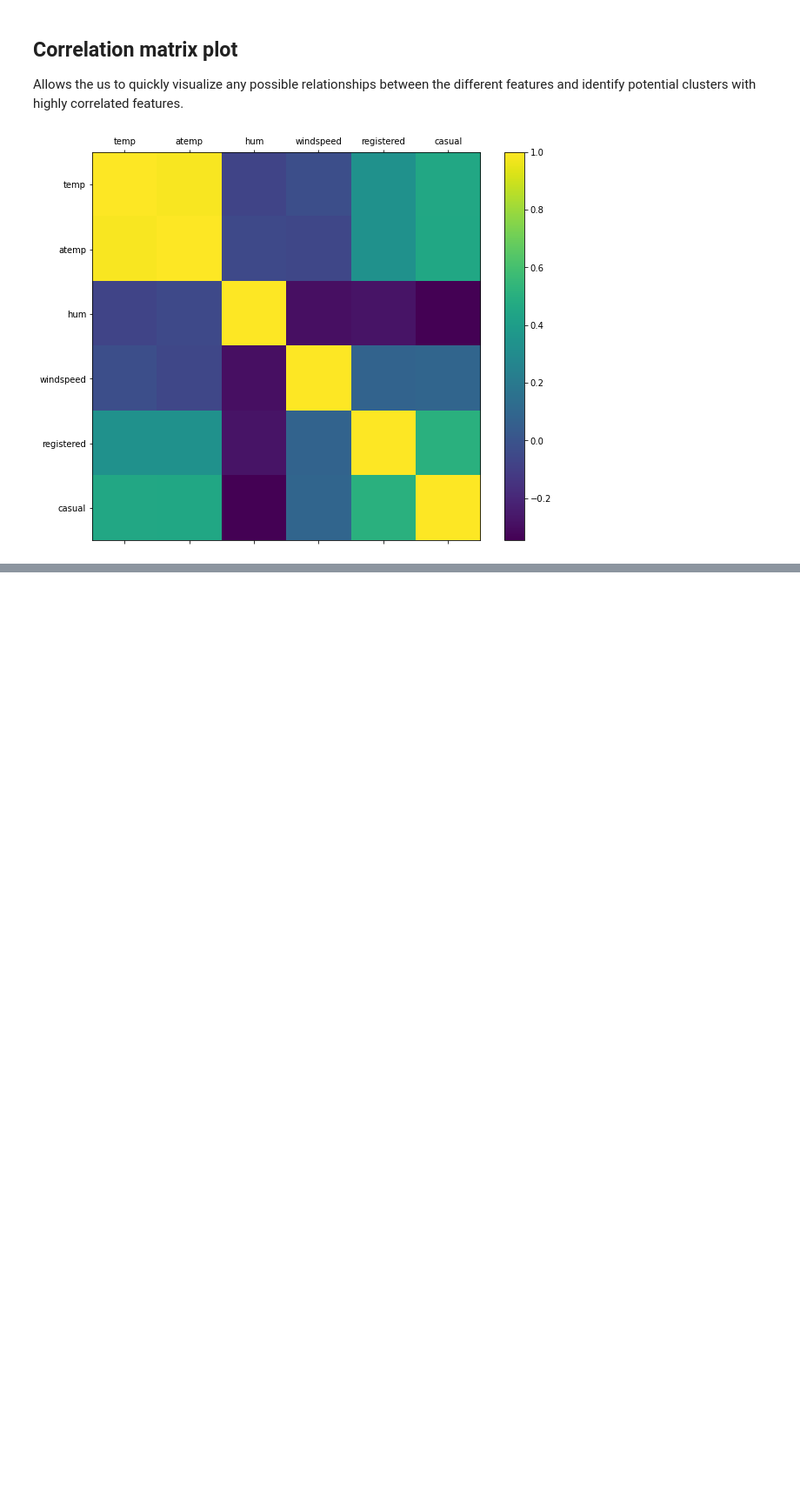
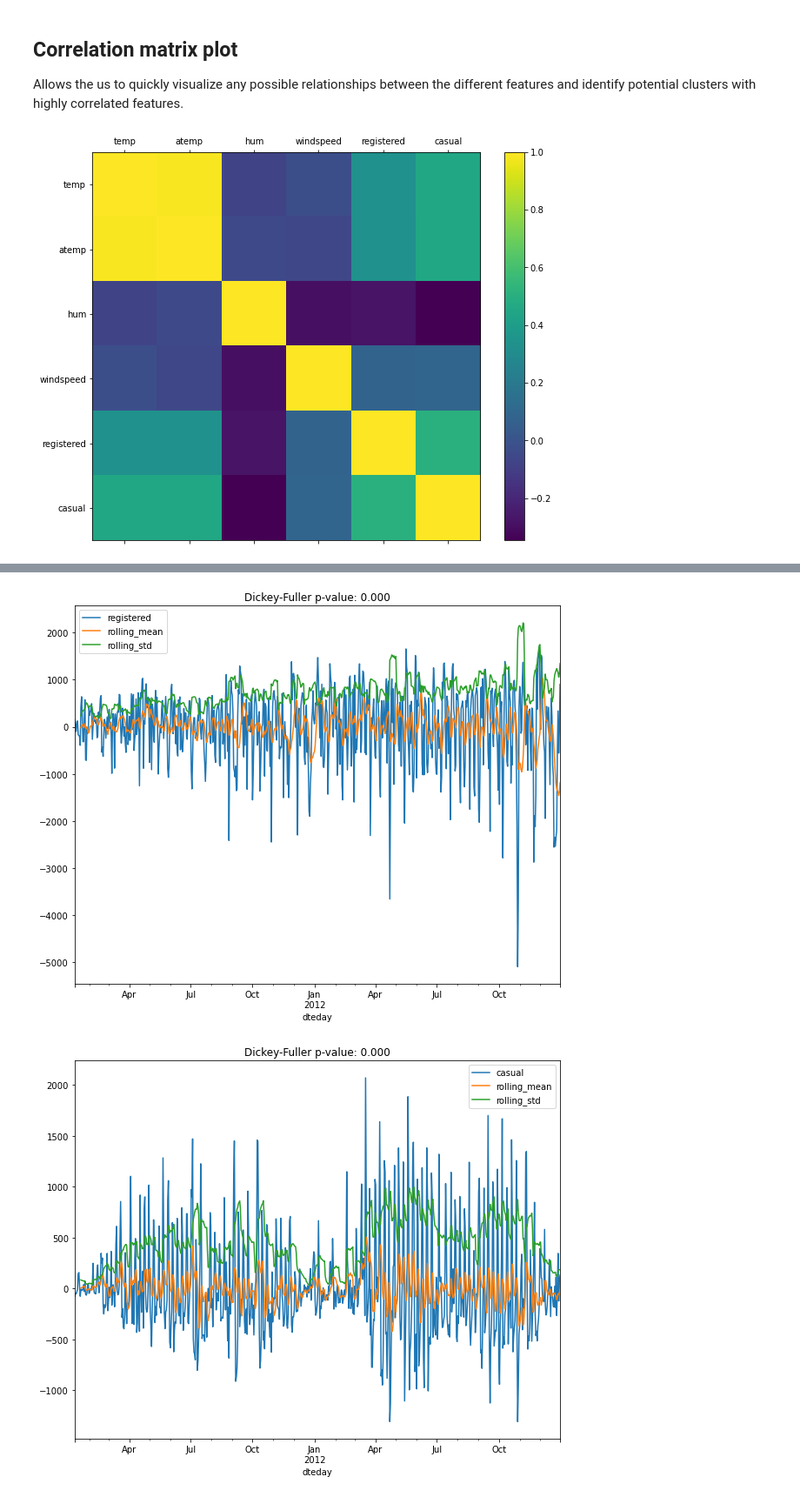
Before and after one commit to gianmaranon/biking_analysis, a Jupyter notebook: sharing_bike.ipynb, the cells around one changed output, grey strips where cells are left out. Shown at 87% size. Cells and saved outputs as stored; diff of their text form; code cells hidden in the pictures; blank space fills up the shorter version.

```diff
--- a/sharing_bike.ipynb
+++ b/sharing_bike.ipynb
@@ -806,0 +886,15 @@ fig.savefig('figs/correlations.png', format='png')
+# %%
+# subtract rolling mean
+registered = daily_rides["registered"]
+registered_ma = registered.rolling(10).mean()
+registered_ma_diff = registered - registered_ma
+registered_ma_diff.dropna(inplace=True)
+casual = daily_rides["casual"]
+casual_ma = casual.rolling(10).mean()
+casual_ma_diff = casual - casual_ma
+casual_ma_diff.dropna(inplace=True)
+test_stationarity(registered_ma_diff, figsize=(10, 8))
+test_stationarity(casual_ma_diff, figsize=(10, 8))
+# %% [output]
+[figure, added]
+[figure, added]
```
Also changed, not shown: parts of 17 cells of this notebook, 6 other files.
